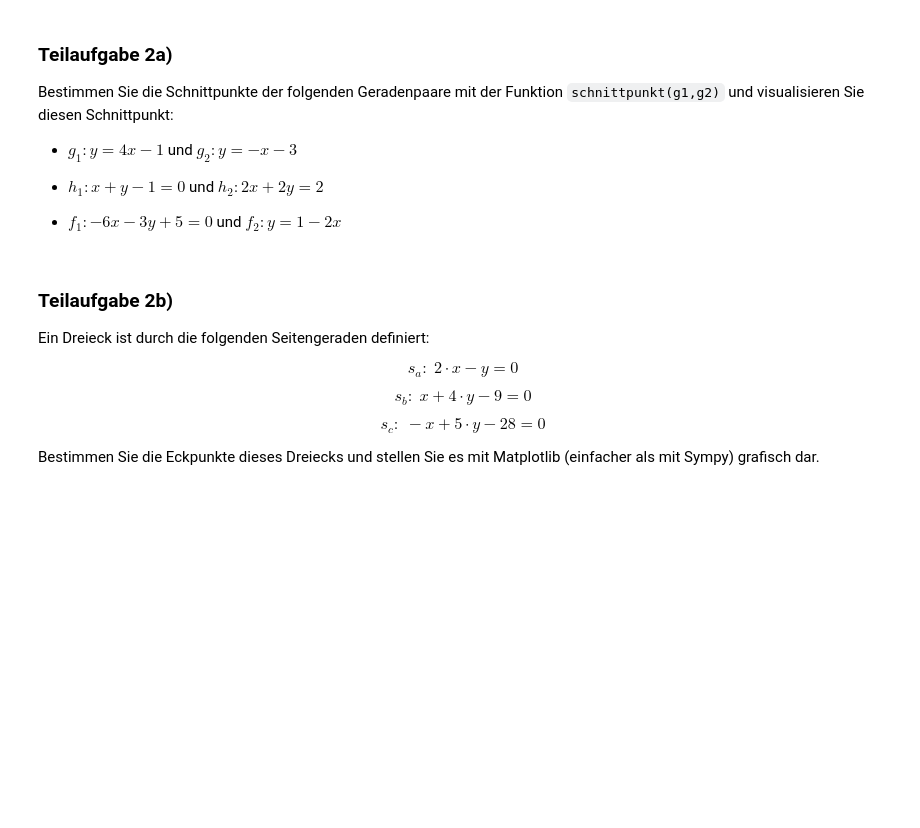
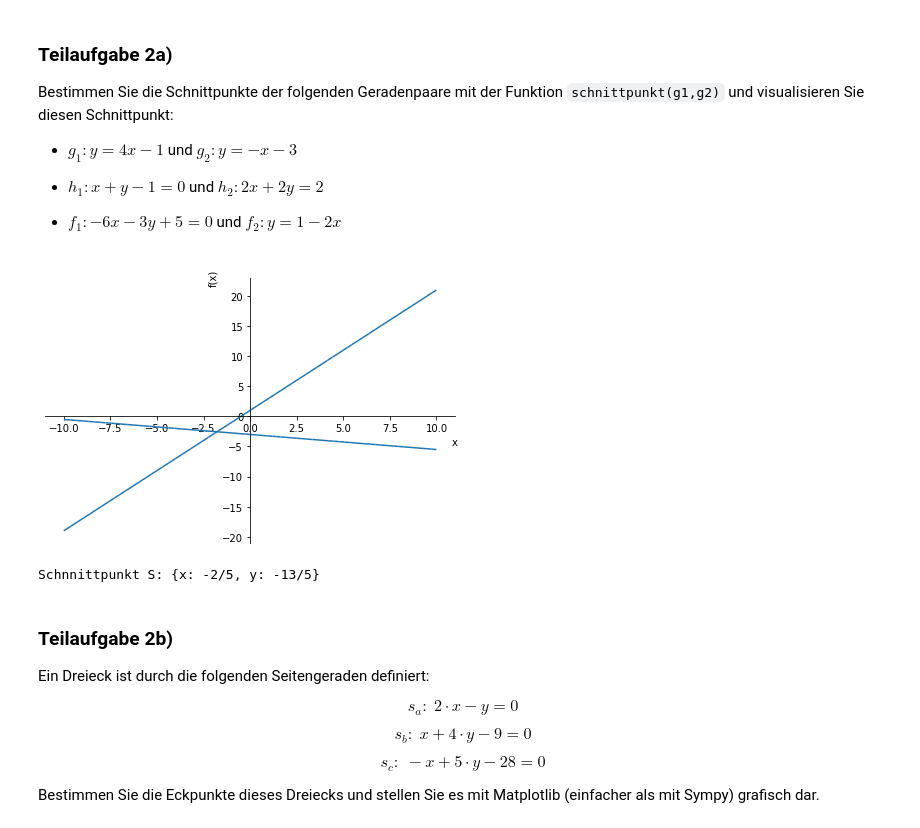
Before and after one commit to fhnw-mgilgen/lag, a Jupyter notebook: Programmieruebung_LAG_FS21_Bruni_Lantsch_Gilgen.ipynb, the cells around one changed output. Saved outputs shown, nothing was run; the diff lists cells and outputs as text; code cells hidden in the pictures; blank space fills up the shorter version.

```diff
--- a/Programmieruebung_LAG_FS21_Bruni_Lantsch_Gilgen.ipynb
+++ b/Programmieruebung_LAG_FS21_Bruni_Lantsch_Gilgen.ipynb
@@ -206,3 +216,28 @@ Bestimmen Sie die Schnittpunkte der folgenden Geradenpaare mit der Funktion `sch
+# %%
+# IHR CODE
+# Variablen definieren:
+x = sp.Symbol('x')
+y = sp.Symbol('y')
+
+# Funktion Schnittpunkt
+def schnittpunkt(g1, g2):
+    g1_solve = sp.solve(g1, y)
+    g2_solve = sp.solve(g2, y)
+    return sp.solve([g1,g2], x, y)
+
+
+# Geraden:
+g1 = 4*x-1-y
+g2 = -x-3-y
+
+# Schnittpunkt grafisch visualisieren:
+
+S = schnittpunkt(g1, g2)
+sp.plot(g1_solve[0], g2_solve[0])
+print('Schnnittpunkt S:', S)
+# %% [output]
+[figure, added]
+Schnnittpunkt S: {x: -2/5, y: -13/5}
 # %%
 # IHR CODE
 # %%
```
Also changed, not shown: parts of 5 cells of this notebook.
